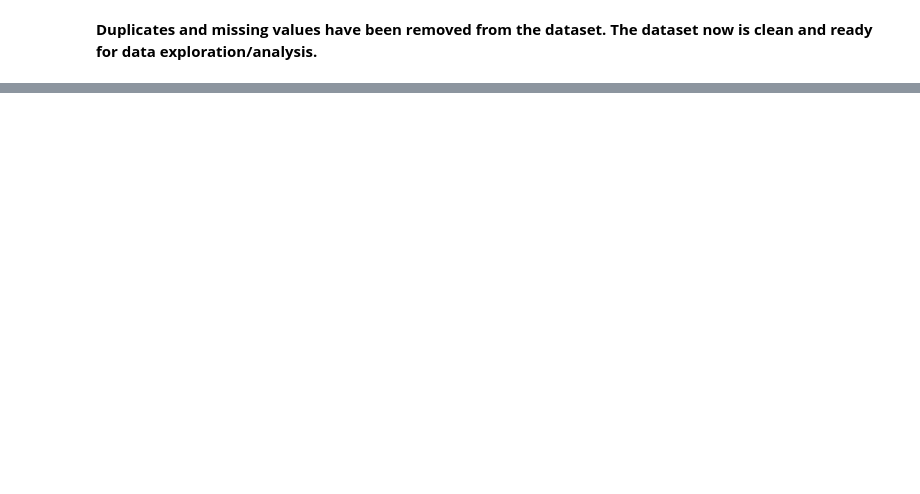
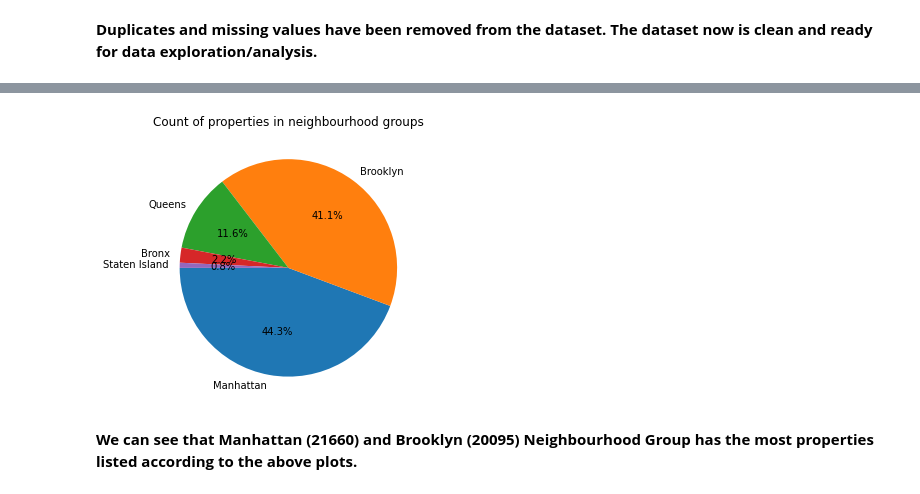
Before and after one commit to Rudrajit12/Airbnb-Bookings-Analysis, a Jupyter notebook: Airbnb_Bookings_Analysis_Capstone_Project.ipynb, the cells around one changed output, grey strips where cells are left out. Cells and saved outputs as stored; diff of their text form; code cells hidden in the pictures; blank space fills up the shorter version.

```diff
--- a/Airbnb_Bookings_Analysis_Capstone_Project.ipynb
+++ b/Airbnb_Bookings_Analysis_Capstone_Project.ipynb
@@ -201,0 +349,10 @@ memory usage: 4.5+ MB
+# %%
+# visualizing the neighbourhood group through a pie chart
+plt.figure(figsize=(10,5))
+plt.title('Count of properties in neighbourhood groups')
+plt.pie(bnb_df['neighbourhood_group'].value_counts(), labels=bnb_df['neighbourhood_group'].value_counts().index, autopct='%1.1f%%', startangle=180)
+plt.show()
+# %% [output]
+[figure, added]
+# %% [markdown]
+**We can see that Manhattan (21660) and Brooklyn (20095) Neighbourhood Group has the most properties listed according to the above plots.**
```
Also changed, not shown: parts of 23 cells of this notebook.
